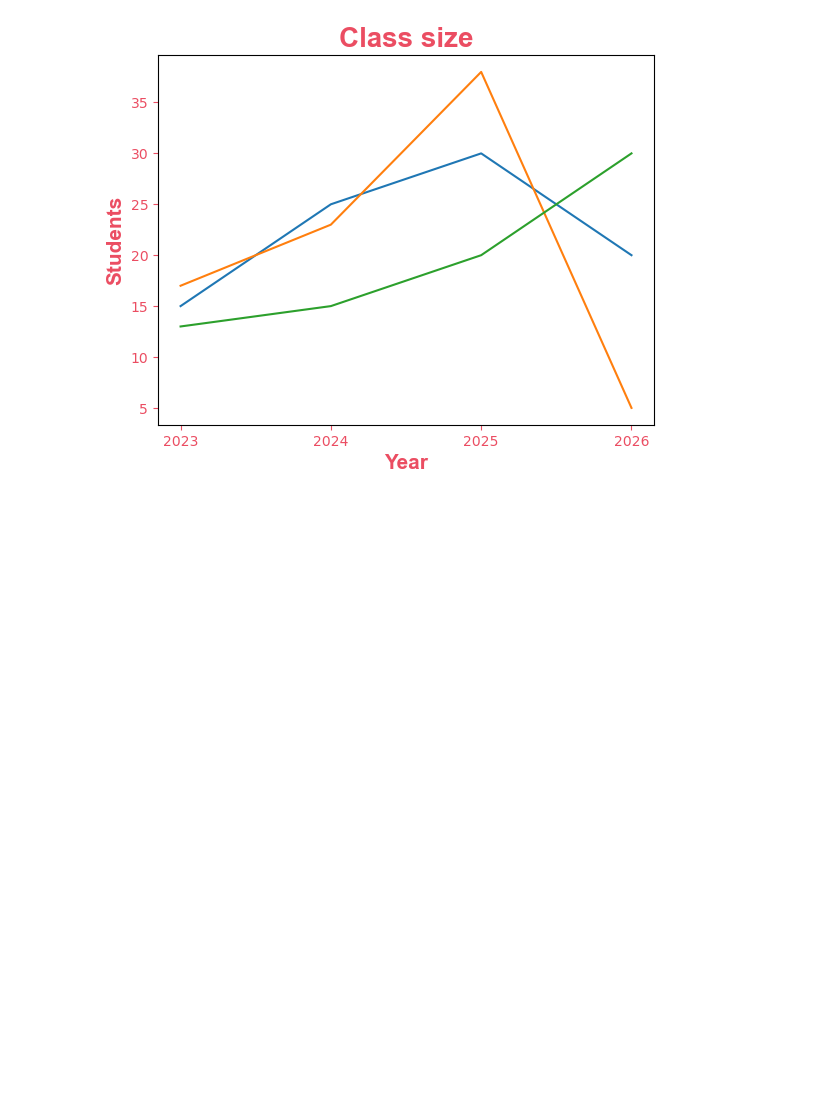
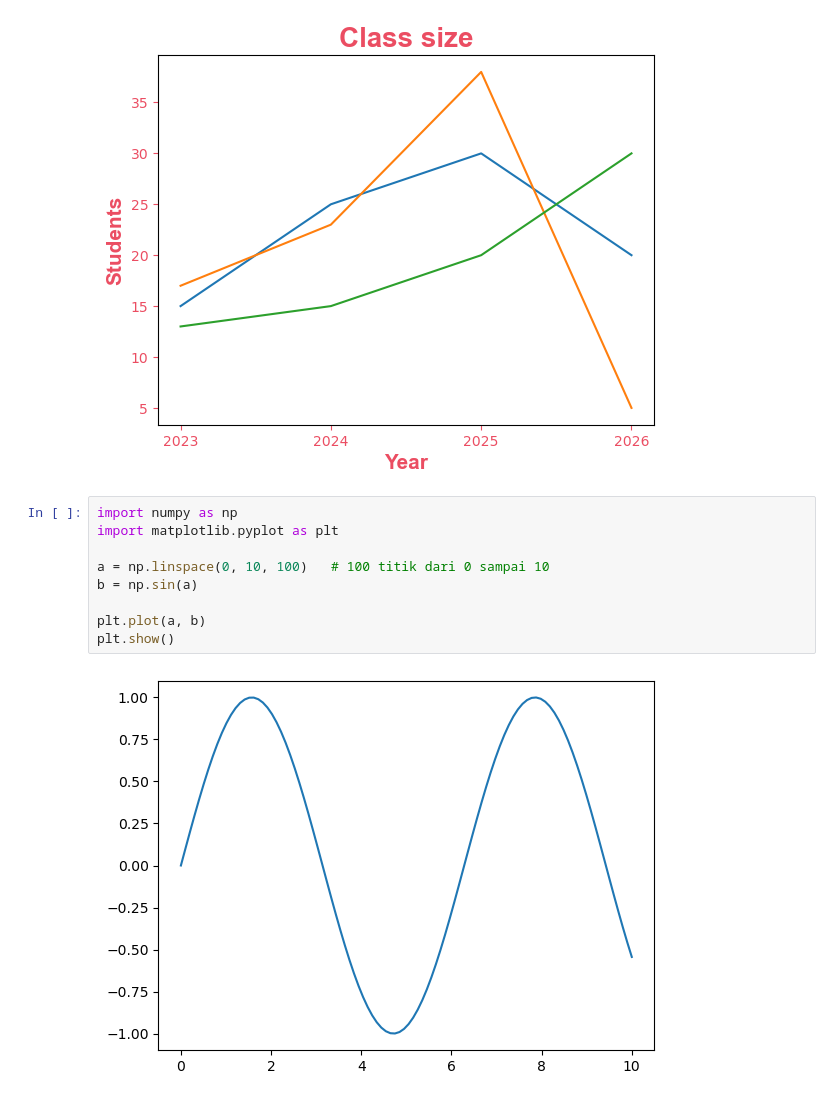
Before and after one commit to Haerulanwar05/Zero-To-ML-Engineer, a Jupyter notebook: Matplotlib/label.ipynb, the cells around one changed output. Drawn from its saved outputs; the diff is of its cells as text; blank space fills up the shorter version.

Commit message:
feat: add matplotlib labeling example notebook

```diff
--- a/Matplotlib/label.ipynb
+++ b/Matplotlib/label.ipynb
@@ -37,3 +37,14 @@ plt.xticks(x)
 plt.show()
 # %% [output]
 [figure]
+# %%
+import numpy as np
+import matplotlib.pyplot as plt
+
+a = np.linspace(0, 10, 100)   # 100 titik dari 0 sampai 10
+b = np.sin(a)
+
+plt.plot(a, b)
+plt.show()
+# %% [output]
+[figure, added]
```
Also changed, not shown: parts of 1 cell of this notebook.
